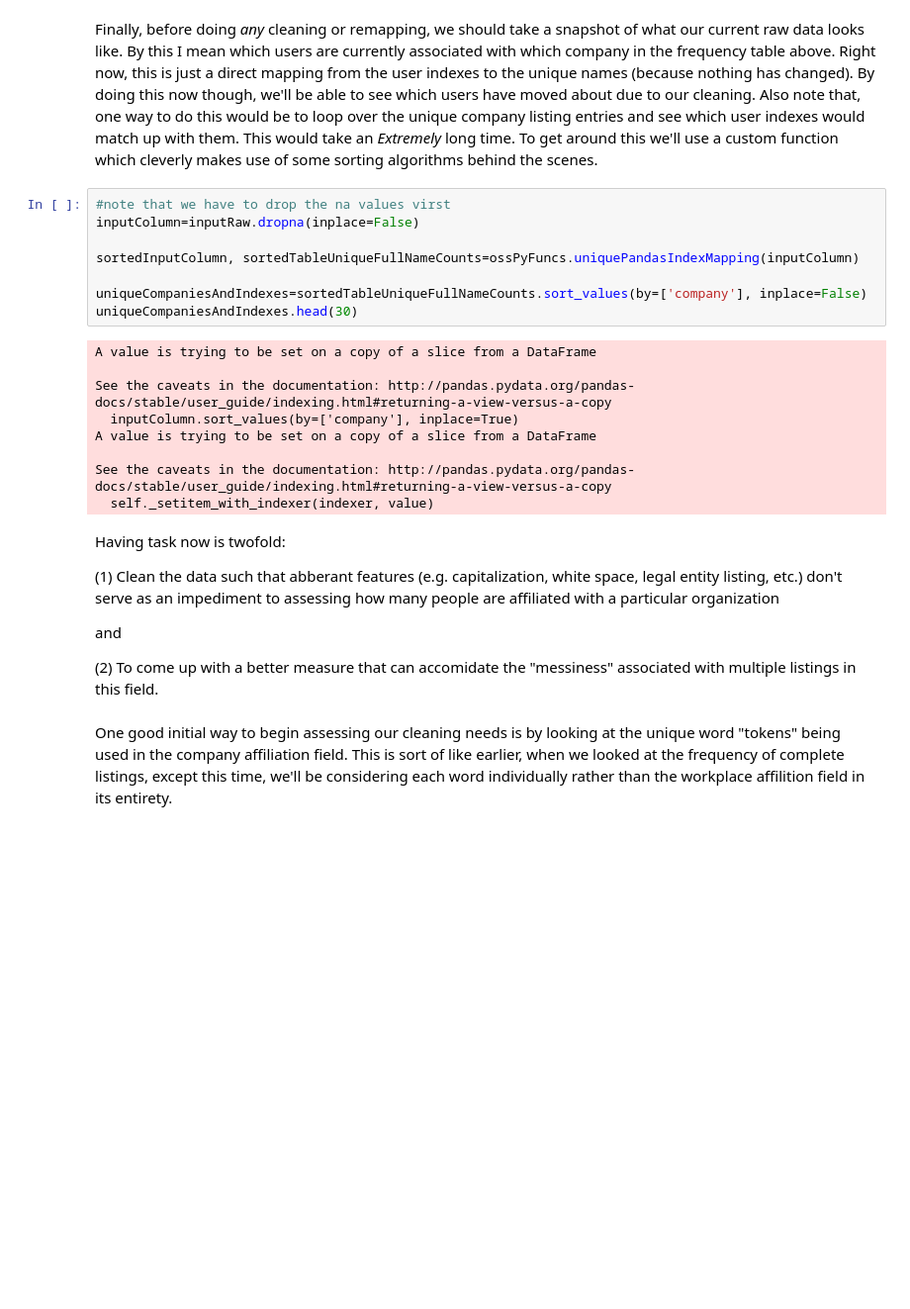
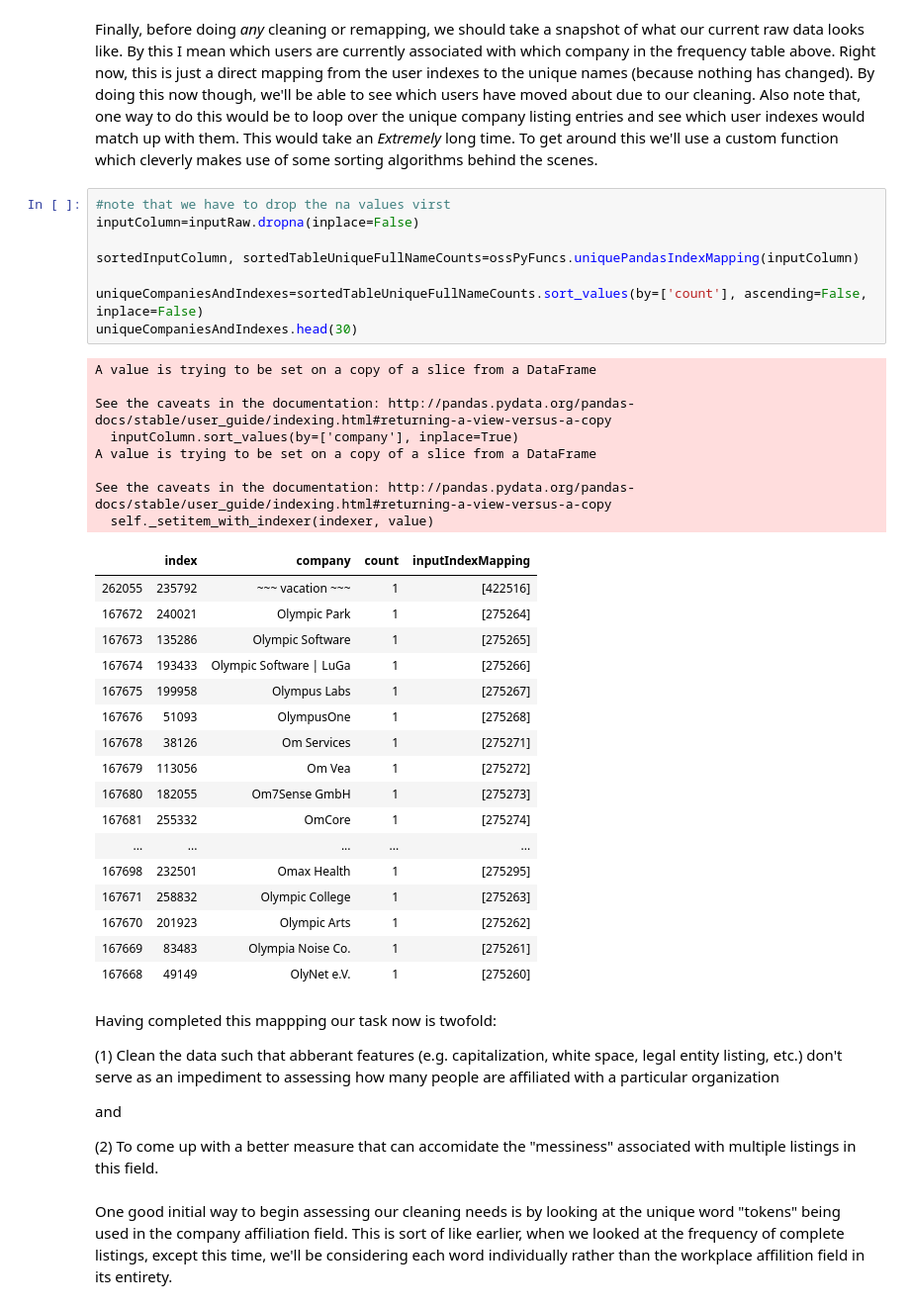
Before and after one commit to DSPG-Young-Scholars-Program/dspg20oss, a Jupyter notebook: ossPy/Notebooks/Company Cleaning Narritive.ipynb, the cells around one changed output. Shown: that part at 99% size. Saved outputs shown, nothing was run; the diff lists cells and outputs as text; blank space fills up the shorter version.

```diff
--- a/ossPy/Notebooks/Company Cleaning Narritive.ipynb
+++ b/ossPy/Notebooks/Company Cleaning Narritive.ipynb
@@ -113,22 +155,39 @@ Finally, before doing *any* cleaning or remapping, we should take a snapshot of
 # %%
 #note that we have to drop the na values virst
 inputColumn=inputRaw.dropna(inplace=False)
 
 sortedInputColumn, sortedTableUniqueFullNameCounts=ossPyFuncs.uniquePandasIndexMapping(inputColumn)
 
-uniqueCompaniesAndIndexes=sortedTableUniqueFullNameCounts.sort_values(by=['company'], inplace=False)
+uniqueCompaniesAndIndexes=sortedTableUniqueFullNameCounts.sort_values(by=['count'], ascending=False, inplace=False)
 uniqueCompaniesAndIndexes.head(30)
 # %% [output]
 A value is trying to be set on a copy of a slice from a DataFrame
 
 See the caveats in the documentation: http://pandas.pydata.org/pandas-docs/stable/user_guide/indexing.html#returning-a-view-versus-a-copy
   inputColumn.sort_values(by=['company'], inplace=True)
 A value is trying to be set on a copy of a slice from a DataFrame
 
 See the caveats in the documentation: http://pandas.pydata.org/pandas-docs/stable/user_guide/indexing.html#returning-a-view-versus-a-copy
   self._setitem_with_indexer(indexer, value)
+|  | index | company | count | inputIndexMapping |
+| 262055 | 235792 | ~~~ vacation ~~~ | 1 | [422516] |
+| 167672 | 240021 | Olympic Park | 1 | [275264] |
+| 167673 | 135286 | Olympic Software | 1 | [275265] |
+| 167674 | 193433 | Olympic Software | LuGa | 1 | [275266] |
+| 167675 | 199958 | Olympus Labs | 1 | [275267] |
+| 167676 | 51093 | OlympusOne | 1 | [275268] |
+| 167678 | 38126 | Om Services | 1 | [275271] |
+| 167679 | 113056 | Om Vea | 1 | [275272] |
+| 167680 | 182055 | Om7Sense GmbH | 1 | [275273] |
+| 167681 | 255332 | OmCore | 1 | [275274] |
+| ... | ... | ... | ... | ... |
+| 167698 | 232501 | Omax Health | 1 | [275295] |
+| 167671 | 258832 | Olympic College | 1 | [275263] |
+| 167670 | 201923 | Olympic Arts | 1 | [275262] |
+| 167669 | 83483 | Olympia Noise Co. | 1 | [275261] |
+| 167668 | 49149 | OlyNet e.V. | 1 | [275260] |
 # %% [markdown]
-Having task now is twofold:
+Having completed this mappping our task now is twofold:
 
 (1) Clean the data such that abberant features (e.g. capitalization, white space, legal entity listing, etc.) don't serve as an impediment to assessing how many people are affiliated with a particular organization
 
```
Also changed, not shown: parts of 29 cells of this notebook, 5 other files.
